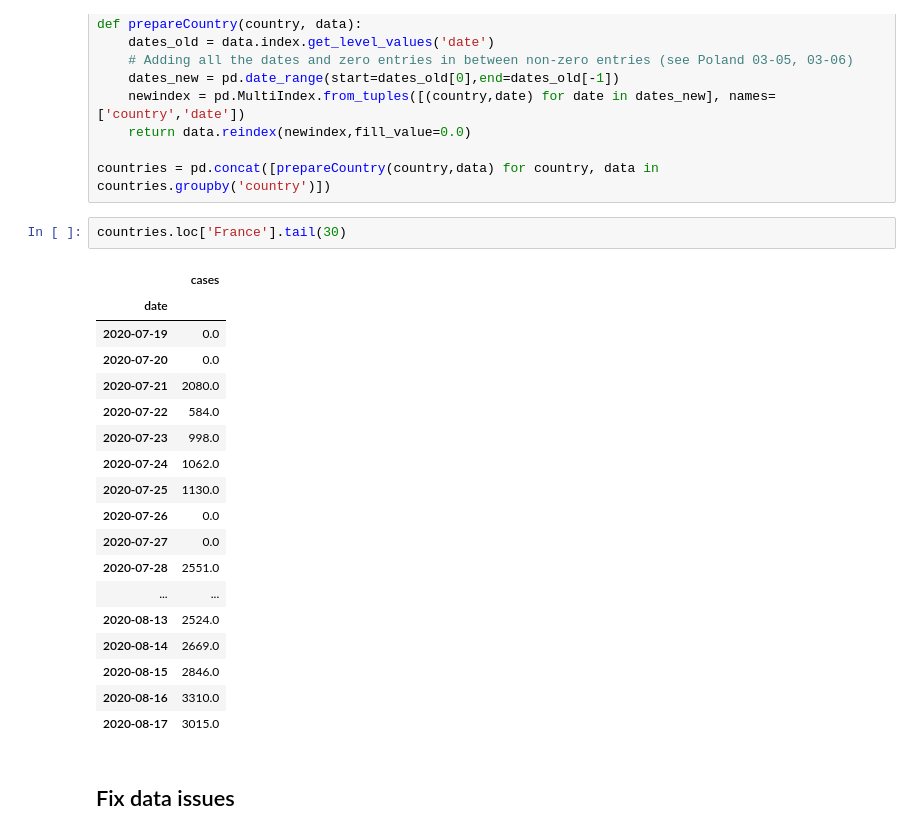
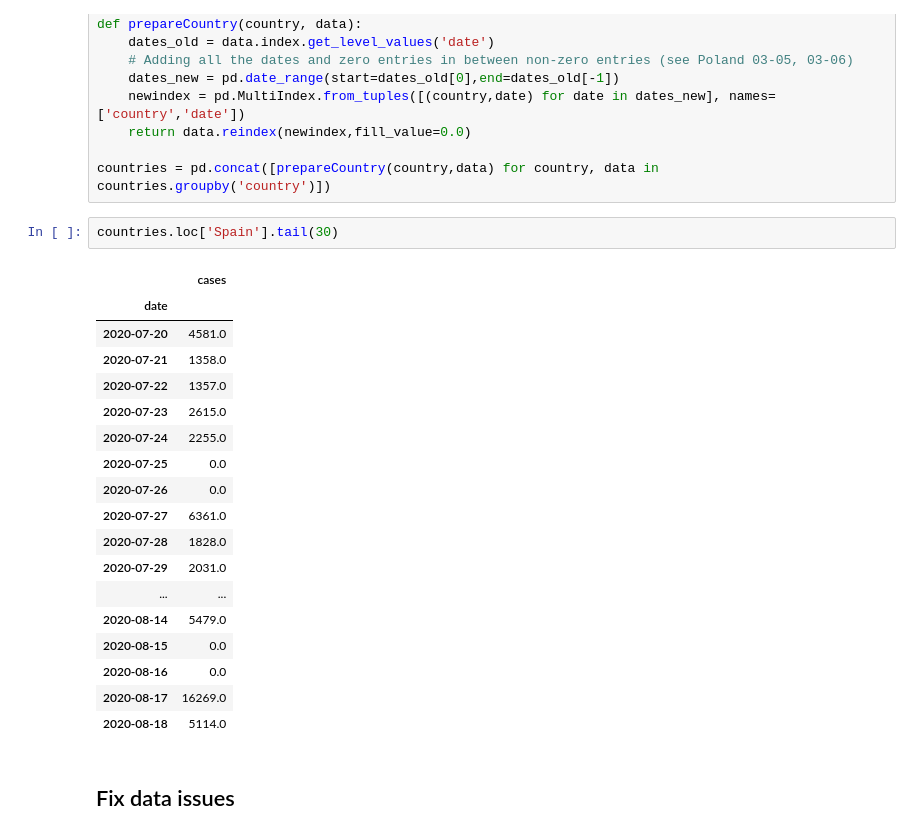
Before and after one commit to gkossakowski/covid-19, a Jupyter notebook: Realtime Rt mcmc.ipynb, the cells around one changed output. Drawn from its saved outputs; the diff is of its cells as text.

```diff
--- a/Realtime Rt mcmc.ipynb
+++ b/Realtime Rt mcmc.ipynb
@@ -66,26 +66,26 @@ def prepareCountry(country, data):
 
 countries = pd.concat([prepareCountry(country,data) for country, data in countries.groupby('country')])
 # %%
-countries.loc['France'].tail(30)
+countries.loc['Spain'].tail(30)
 # %% [output]
 |  | cases |
 | date |  |
-| 2020-07-19 | 0.0 |
-| 2020-07-20 | 0.0 |
-| 2020-07-21 | 2080.0 |
-| 2020-07-22 | 584.0 |
-| 2020-07-23 | 998.0 |
-| 2020-07-24 | 1062.0 |
-| 2020-07-25 | 1130.0 |
+| 2020-07-20 | 4581.0 |
+| 2020-07-21 | 1358.0 |
+| 2020-07-22 | 1357.0 |
+| 2020-07-23 | 2615.0 |
+| 2020-07-24 | 2255.0 |
+| 2020-07-25 | 0.0 |
 | 2020-07-26 | 0.0 |
-| 2020-07-27 | 0.0 |
-| 2020-07-28 | 2551.0 |
+| 2020-07-27 | 6361.0 |
+| 2020-07-28 | 1828.0 |
+| 2020-07-29 | 2031.0 |
 | ... | ... |
-| 2020-08-13 | 2524.0 |
-| 2020-08-14 | 2669.0 |
-| 2020-08-15 | 2846.0 |
-| 2020-08-16 | 3310.0 |
-| 2020-08-17 | 3015.0 |
+| 2020-08-14 | 5479.0 |
+| 2020-08-15 | 0.0 |
+| 2020-08-16 | 0.0 |
+| 2020-08-17 | 16269.0 |
+| 2020-08-18 | 5114.0 |
 # %% [markdown]
 ## Fix data issues
 # %% [markdown]
```
Also changed, not shown: parts of 13 cells of this notebook, 2 other files.
